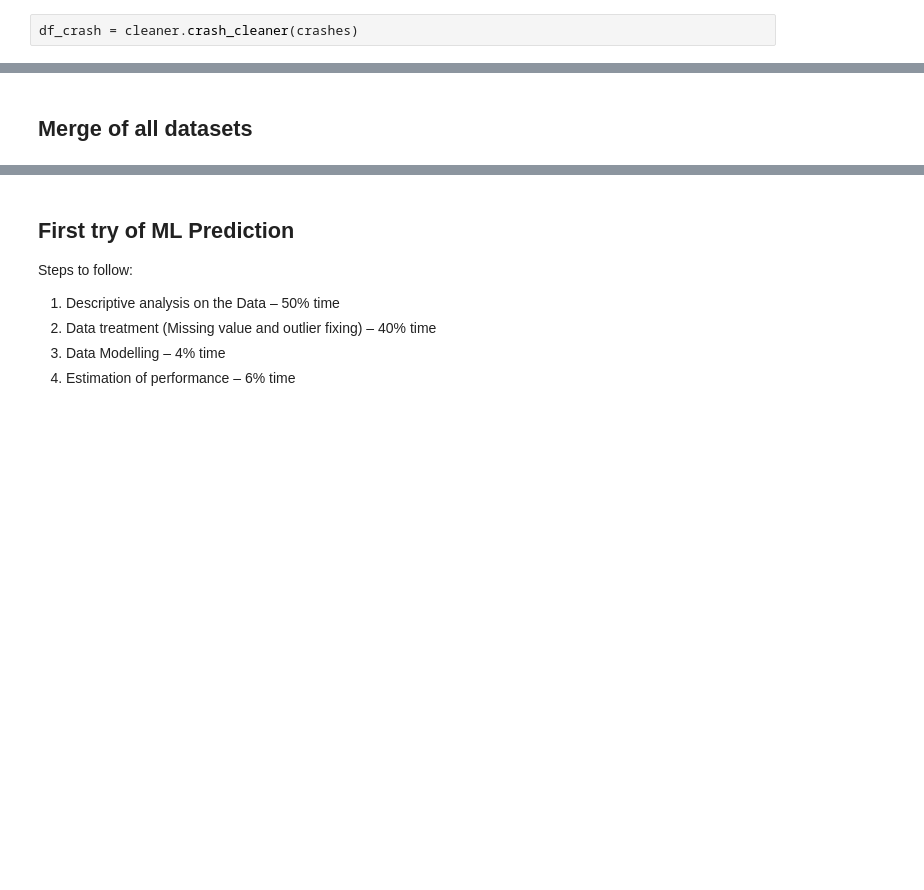
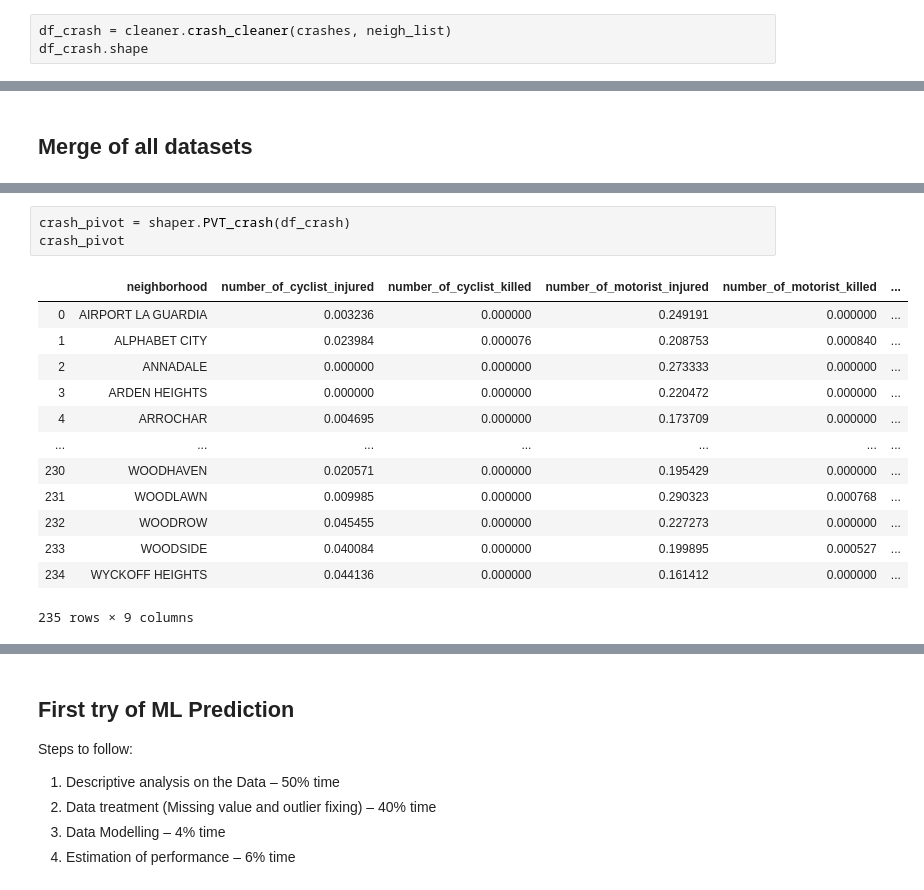
Before and after one commit to giuliosmall/Predicting-Energy-Consumption, a Jupyter notebook: Project_LISA.ipynb, the cells around one changed output, grey strips where cells are left out. Drawn from its saved outputs; the diff is of its cells as text; blank space fills up the shorter version.

```diff
--- a/Project_LISA.ipynb
+++ b/Project_LISA.ipynb
@@ -104,4 +107,5 @@ plt.show()
 # %% [markdown]
 ## Data cleasing of NYC car accidents dataset
 # %%
-df_crash = cleaner.crash_cleaner(crashes)
+df_crash = cleaner.crash_cleaner(crashes, neigh_list)
+df_crash.shape
@@ -230,0 +200,17 @@ df_airbnb
+# %%
+crash_pivot = shaper.PVT_crash(df_crash)
+crash_pivot
+# %% [output]
+|  | neighborhood | number_of_cyclist_injured | number_of_cyclist_killed | number_of_motorist_injured | number_of_motorist_killed | ... |
+| 0 | AIRPORT LA GUARDIA | 0.003236 | 0.000000 | 0.249191 | 0.000000 | ... |
+| 1 | ALPHABET CITY | 0.023984 | 0.000076 | 0.208753 | 0.000840 | ... |
+| 2 | ANNADALE | 0.000000 | 0.000000 | 0.273333 | 0.000000 | ... |
+| 3 | ARDEN HEIGHTS | 0.000000 | 0.000000 | 0.220472 | 0.000000 | ... |
+| 4 | ARROCHAR | 0.004695 | 0.000000 | 0.173709 | 0.000000 | ... |
+| ... | ... | ... | ... | ... | ... | ... |
+| 230 | WOODHAVEN | 0.020571 | 0.000000 | 0.195429 | 0.000000 | ... |
+| 231 | WOODLAWN | 0.009985 | 0.000000 | 0.290323 | 0.000768 | ... |
+| 232 | WOODROW | 0.045455 | 0.000000 | 0.227273 | 0.000000 | ... |
+| 233 | WOODSIDE | 0.040084 | 0.000000 | 0.199895 | 0.000527 | ... |
+| 234 | WYCKOFF HEIGHTS | 0.044136 | 0.000000 | 0.161412 | 0.000000 | ... |
+235 rows × 9 columns
```
Also changed, not shown: parts of 44 cells of this notebook, 2 other files.
